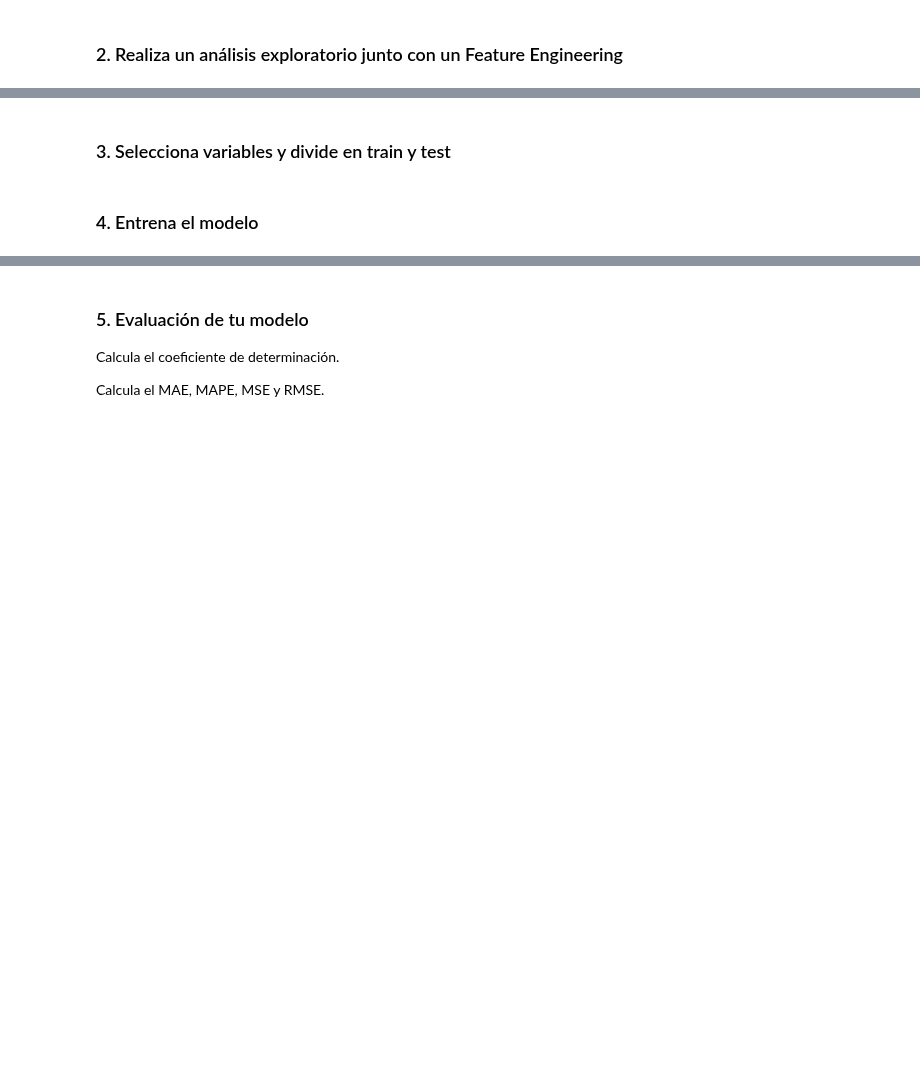
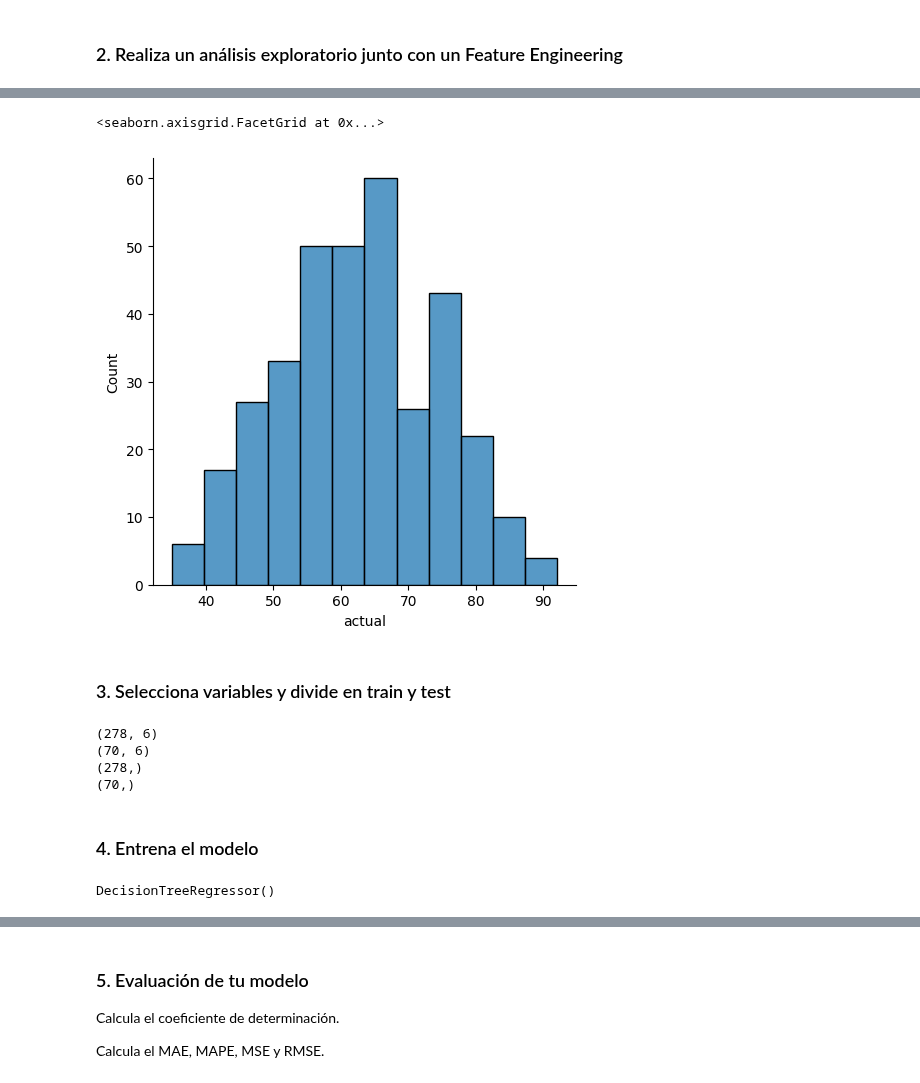
Before and after one commit to mrborjabarber/2509_dsft_thebridge_valencia, a Jupyter notebook: 3-Machine_Leaning/1-Supervisado/2-Classification/5-Decision_Trees/ejercicio/DTrees_reg_class.ipynb, the cells around one changed output, grey strips where cells are left out. Saved outputs shown, nothing was run; the diff lists cells and outputs as text; code cells hidden in the pictures; blank space fills up the shorter version.

```diff
--- a/3-Machine_Leaning/1-Supervisado/2-Classification/5-Decision_Trees/ejercicio/DTrees_reg_class.ipynb
+++ b/3-Machine_Leaning/1-Supervisado/2-Classification/5-Decision_Trees/ejercicio/DTrees_reg_class.ipynb
@@ -22,2 +210,7 @@ Son datos de temperaturas tomados de la ciudad de Seattle. El objetivo es intent
+# %%
+sns.displot(df['actual'])
+# %% [output]
+<seaborn.axisgrid.FacetGrid at 0x...>
+[figure, added]
 # %% [markdown]
 ### 3. Selecciona variables y divide en train y test
@@ -24,2 +226,12 @@ Son datos de temperaturas tomados de la ciudad de Seattle. El objetivo es intent
+# %%
+print(X_train.shape)  # (278, 6) - 278 filas, 6 columnas
+print(X_test.shape)   # (70, 6) - 70 filas, 6 columnas
+print(y_train.shape)  # (278,) - 278 valores
+print(y_test.shape)   # (70,) - 70 valores
+# %% [output]
+(278, 6)
+(70, 6)
+(278,)
+(70,)
 # %% [markdown]
 ### 4. Entrena el modelo
@@ -25,0 +240,5 @@ Son datos de temperaturas tomados de la ciudad de Seattle. El objetivo es intent
+# %%
+dtr= DecisionTreeRegressor()
+dtr.fit(X_train, y_train)
+# %% [output]
+DecisionTreeRegressor()
```
Also changed, not shown: parts of 55 cells of this notebook.
